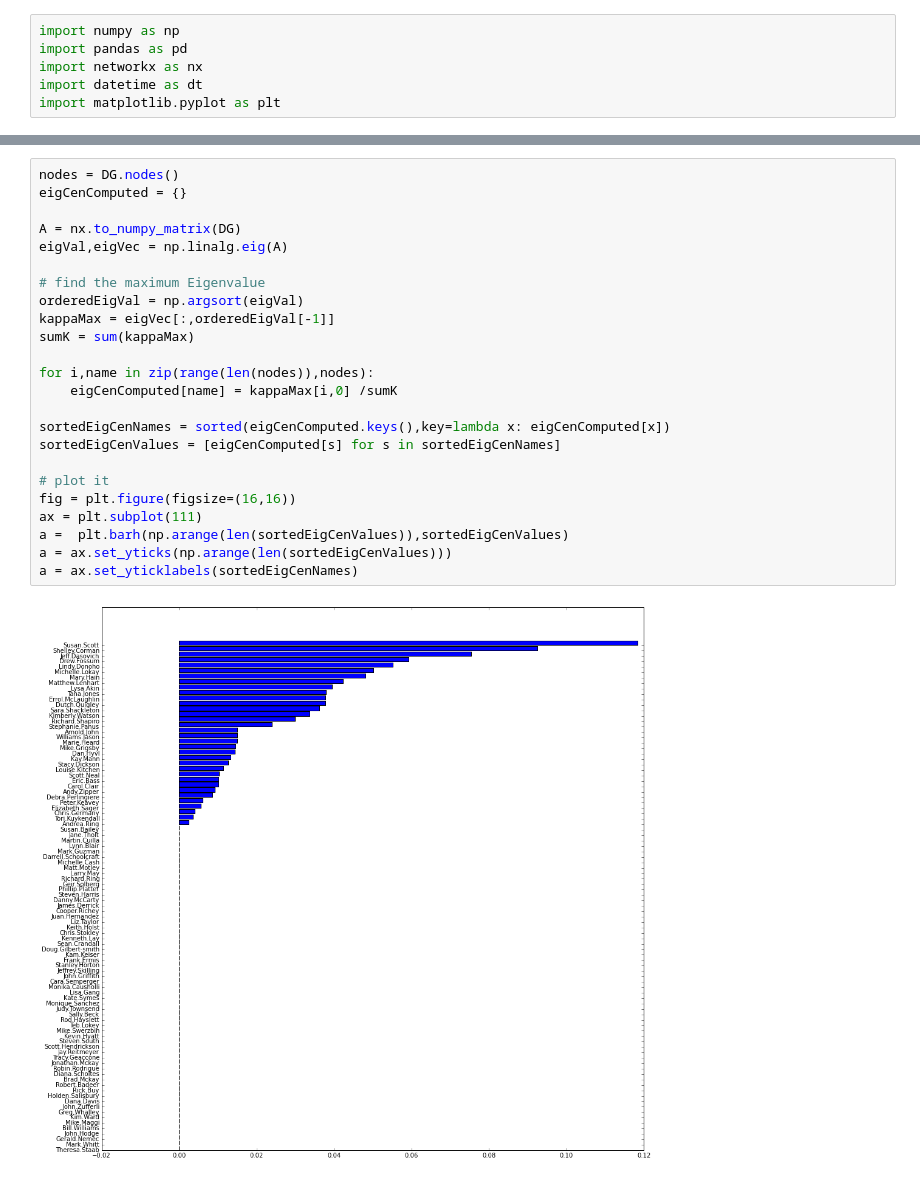
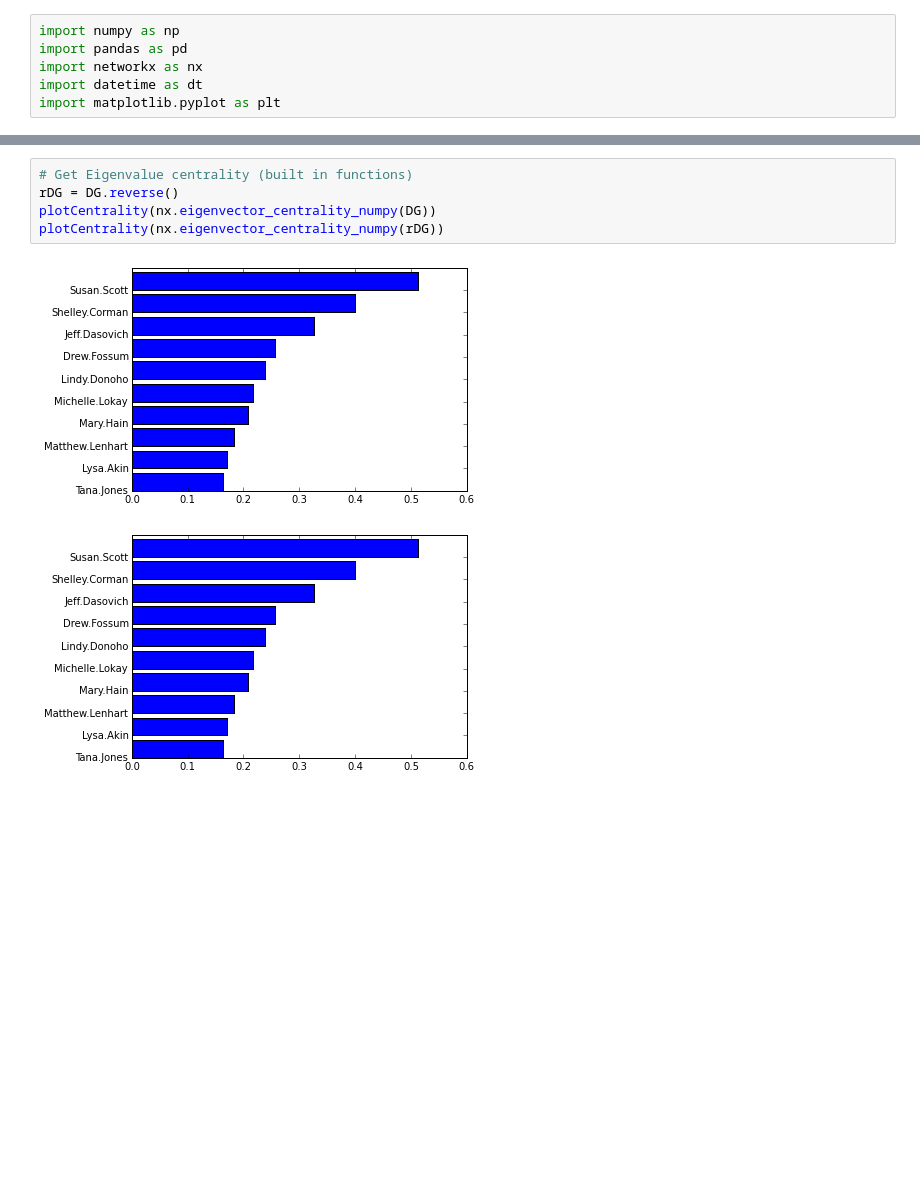
Before and after one commit to akhilketkar/cs205-project, a Jupyter notebook: graph_metrics.ipynb, the cells around one changed output, grey strips where cells are left out. Saved outputs shown, nothing was run; the diff lists cells and outputs as text; blank space fills up the shorter version.

```diff
--- a/graph_metrics.ipynb
+++ b/graph_metrics.ipynb
@@ -56,26 +129,8 @@ a = ax.set_yticklabels(sortedEigCenNames)
-# %%
-nodes = DG.nodes()
-eigCenComputed = {}
-
-A = nx.to_numpy_matrix(DG)
-eigVal,eigVec = np.linalg.eig(A)
-
-# find the maximum Eigenvalue
-orderedEigVal = np.argsort(eigVal)
-kappaMax = eigVec[:,orderedEigVal[-1]]
-sumK = sum(kappaMax)
-
-for i,name in zip(range(len(nodes)),nodes):
-    eigCenComputed[name] = kappaMax[i,0] /sumK
-
-sortedEigCenNames = sorted(eigCenComputed.keys(),key=lambda x: eigCenComputed[x])
-sortedEigCenValues = [eigCenComputed[s] for s in sortedEigCenNames]
-
-# plot it
-fig = plt.figure(figsize=(16,16))
-ax = plt.subplot(111)
-a =  plt.barh(np.arange(len(sortedEigCenValues)),sortedEigCenValues)
-a = ax.set_yticks(np.arange(len(sortedEigCenValues)))
-a = ax.set_yticklabels(sortedEigCenNames)
-# %% [output]
-[figure, removed]
+# %%
+# Get Eigenvalue centrality (built in functions)
+rDG = DG.reverse()
+plotCentrality(nx.eigenvector_centrality_numpy(DG))
+plotCentrality(nx.eigenvector_centrality_numpy(rDG))
+# %% [output]
+[figure, added]
+[figure, added]
```
Also changed, not shown: parts of 9 cells of this notebook.
